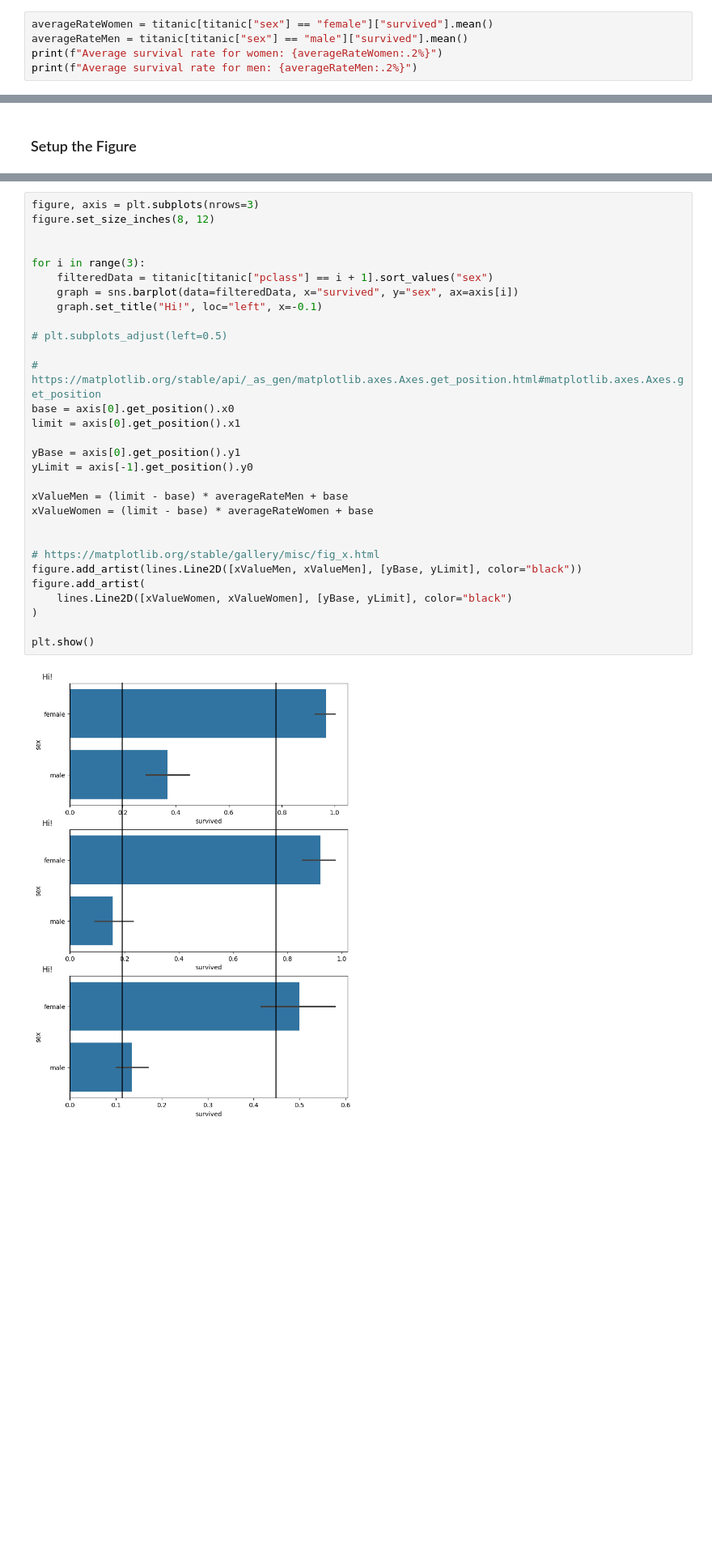
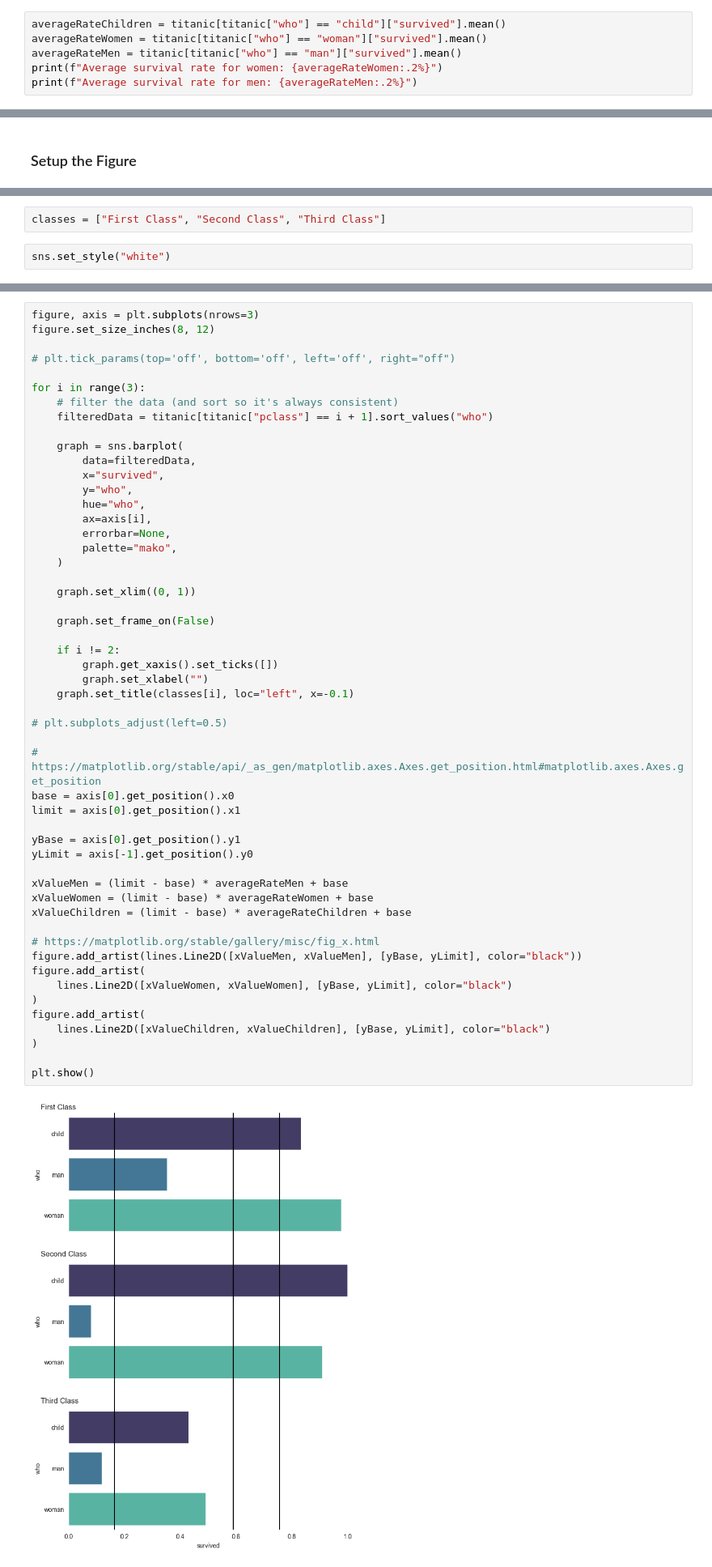
Before and after one commit to IMOsbo/DATA6550-Visualization, a Jupyter notebook: Code/Osborne/IsaiahOsborneVisualization.ipynb, the cells around one changed output, grey strips where cells are left out. Shown at 81% size. Saved outputs shown, nothing was run; the diff lists cells and outputs as text; blank space fills up the shorter version.

```diff
--- a/Code/Osborne/IsaiahOsborneVisualization.ipynb
+++ b/Code/Osborne/IsaiahOsborneVisualization.ipynb
@@ -33,8 +33,9 @@ We're going to try to look at the difference between survival rates for men and
 # %% [markdown]
 ## Data Preparation
 # %%
-averageRateWomen = titanic[titanic["sex"] == "female"]["survived"].mean()
-averageRateMen = titanic[titanic["sex"] == "male"]["survived"].mean()
+averageRateChildren = titanic[titanic["who"] == "child"]["survived"].mean()
+averageRateWomen = titanic[titanic["who"] == "woman"]["survived"].mean()
+averageRateMen = titanic[titanic["who"] == "man"]["survived"].mean()
 print(f"Average survival rate for women: {averageRateWomen:.2%}")
 print(f"Average survival rate for men: {averageRateMen:.2%}")
 # %% [output]
@@ -48,0 +50,4 @@ array([3, 1, 2], dtype=int64)
+# %%
+classes = ["First Class", "Second Class", "Third Class"]
+# %%
+sns.set_style("white")
@@ -49,35 +67,57 @@ array([3, 1, 2], dtype=int64)
 # %%
 figure, axis = plt.subplots(nrows=3)
 figure.set_size_inches(8, 12)
 
+# plt.tick_params(top='off', bottom='off', left='off', right="off")
 
 for i in range(3):
-    filteredData = titanic[titanic["pclass"] == i + 1].sort_values("sex")
-    graph = sns.barplot(data=filteredData, x="survived", y="sex", ax=axis[i])
-    graph.set_title("Hi!", loc="left", x=-0.1)
+    # filter the data (and sort so it's always consistent)
+    filteredData = titanic[titanic["pclass"] == i + 1].sort_values("who")
+
+    graph = sns.barplot(
+        data=filteredData,
+        x="survived",
+        y="who",
+        hue="who",
+        ax=axis[i],
+        errorbar=None,
+        palette="mako",
+    )
+
+    graph.set_xlim((0, 1))
+
+    graph.set_frame_on(False)
+
+    if i != 2:
+        graph.get_xaxis().set_ticks([])
+        graph.set_xlabel("")
+    graph.set_title(classes[i], loc="left", x=-0.1)
 
 # plt.subplots_adjust(left=0.5)
 
 # https://matplotlib.org/stable/api/_as_gen/matplotlib.axes.Axes.get_position.html#matplotlib.axes.Axes.get_position
 base = axis[0].get_position().x0
 limit = axis[0].get_position().x1
 
 yBase = axis[0].get_position().y1
 yLimit = axis[-1].get_position().y0
 
 xValueMen = (limit - base) * averageRateMen + base
 xValueWomen = (limit - base) * averageRateWomen + base
-
+xValueChildren = (limit - base) * averageRateChildren + base
 
 # https://matplotlib.org/stable/gallery/misc/fig_x.html
 figure.add_artist(lines.Line2D([xValueMen, xValueMen], [yBase, yLimit], color="black"))
 figure.add_artist(
     lines.Line2D([xValueWomen, xValueWomen], [yBase, yLimit], color="black")
 )
+figure.add_artist(
+    lines.Line2D([xValueChildren, xValueChildren], [yBase, yLimit], color="black")
+)
 
 plt.show()
 # %% [output]
-[figure, old version]
+[figure, new version]
 # %%
 # axis[0].set_title("How does gender affect survival rates?")
 # %% [output]
```
Also changed, not shown: parts of 3 cells of this notebook.
